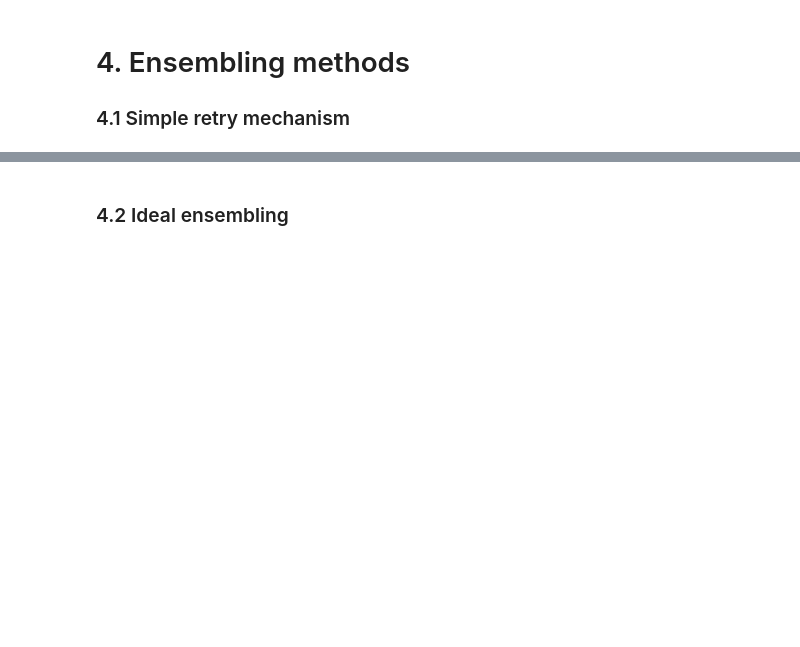
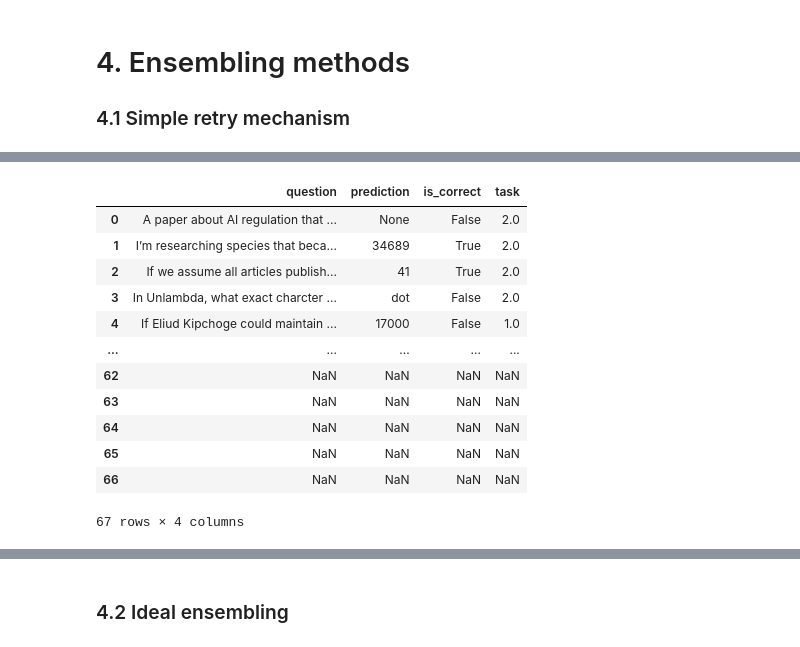
Before and after one commit to shossain/smolagents, a Jupyter notebook: examples/GAIA_submission/analysis.ipynb, the cells around one changed output, grey strips where cells are left out. Cells and saved outputs as stored; diff of their text form; code cells hidden in the pictures; blank space fills up the shorter version.

```diff
--- a/examples/GAIA_submission/analysis.ipynb
+++ b/examples/GAIA_submission/analysis.ipynb
@@ -486,0 +387,74 @@ Name: is_correct, dtype: float64
+# %%
+run_1 = result_df.loc[result_df["agent_name"] == o1_text].copy()
+run_2 = result_df.loc[result_df["agent_name"] == o1].copy()
+run_3 = result_df.loc[result_df["agent_name"] == o1_vision].copy()
+
+
+def majority_vote(df1, df2, df3):
+    # Combine all predictions and is_correct values into one dataframe
+    combined = pd.DataFrame(
+        {
+            "question": df1["question"],
+            "task": df1["task"],
+            "pred1": df1["prediction"],
+            "pred2": df2["prediction"],
+            "pred3": df3["prediction"],
+            "correct1": df1["is_correct"],
+            "correct2": df2["is_correct"],
+            "correct3": df3["is_correct"],
+        }
+    )
+
+    def get_majority_and_correct(row):
+        # Get all predictions
+        predictions = [row["pred1"], row["pred2"], row["pred3"]]
+        correct_values = [row["correct1"], row["correct2"], row["correct3"]]
+
+        # Count occurrences of each prediction
+        from collections import Counter
+
+        counts = Counter(predictions)
+
+        # Get the most common prediction
+        majority_pred = counts.most_common(1)[0][0]
+
+        # Find the first dataframe that gave this prediction
+        selected_idx = predictions.index(majority_pred)
+
+        # Return both the prediction and its corresponding is_correct value
+        return pd.Series(
+            {"prediction": majority_pred, "is_correct": correct_values[selected_idx], "task": row["task"]}
+        )
+
+    # Apply the majority voting and get corresponding is_correct
+    result = combined.apply(get_majority_and_correct, axis=1)
+
+    # Combine with questions
+    final_df = pd.DataFrame(
+        {
+            "question": combined["question"],
+            "prediction": result["prediction"],
+            "is_correct": result["is_correct"],
+            "task": result["task"],
+        }
+    )
+
+    return final_df
+
+
+majority = majority_vote(run_1, run_2, run_3)
+majority
+# %% [output]
+|  | question | prediction | is_correct | task |
+| 0 | A paper about AI regulation that ... | None | False | 2.0 |
+| 1 | I’m researching species that beca... | 34689 | True | 2.0 |
+| 2 | If we assume all articles publish... | 41 | True | 2.0 |
+| 3 | In Unlambda, what exact charcter ... | dot | False | 2.0 |
+| 4 | If Eliud Kipchoge could maintain ... | 17000 | False | 1.0 |
+| ... | ... | ... | ... | ... |
+| 62 | NaN | NaN | NaN | NaN |
+| 63 | NaN | NaN | NaN | NaN |
+| 64 | NaN | NaN | NaN | NaN |
+| 65 | NaN | NaN | NaN | NaN |
+| 66 | NaN | NaN | NaN | NaN |
+67 rows × 4 columns
```
Also changed, not shown: parts of 17 cells of this notebook, 6 other files.
